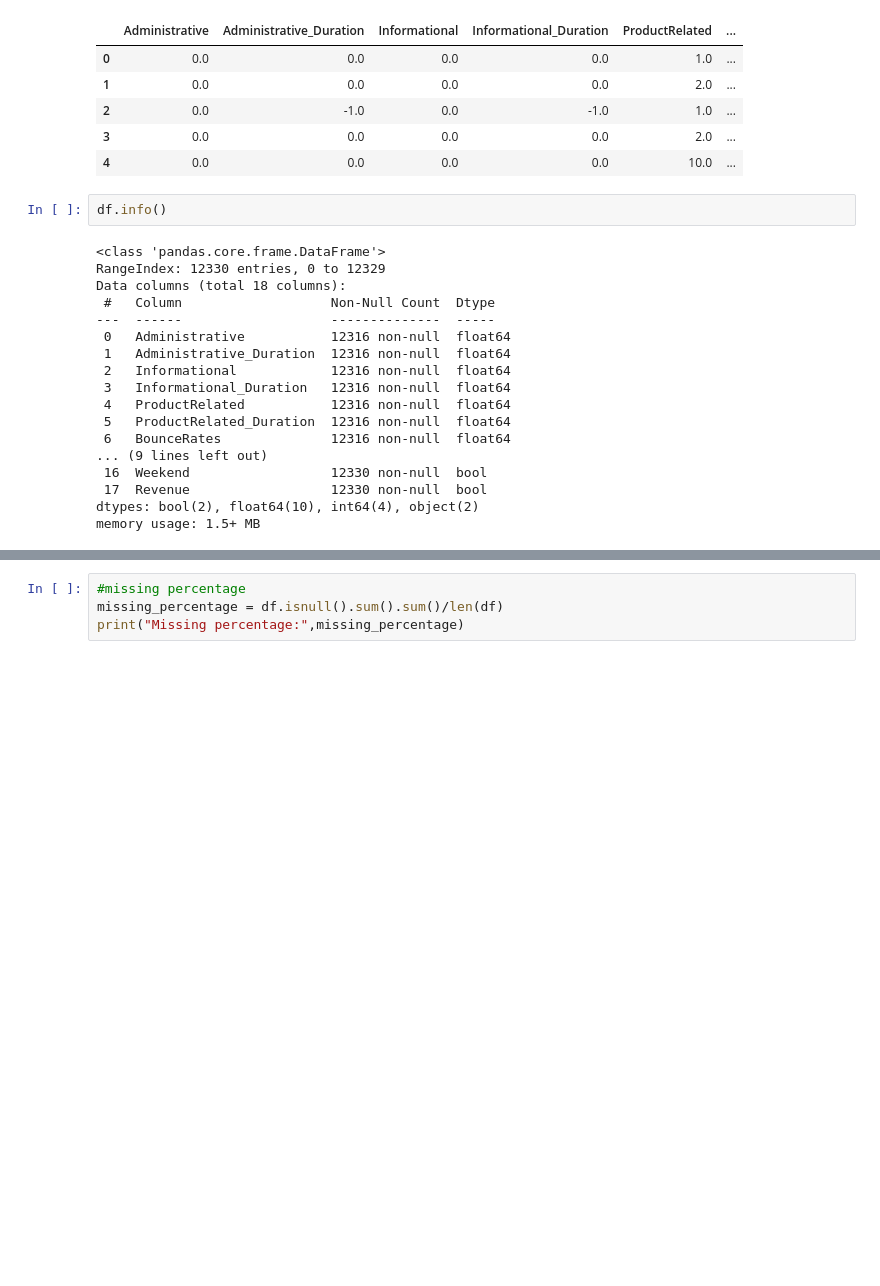
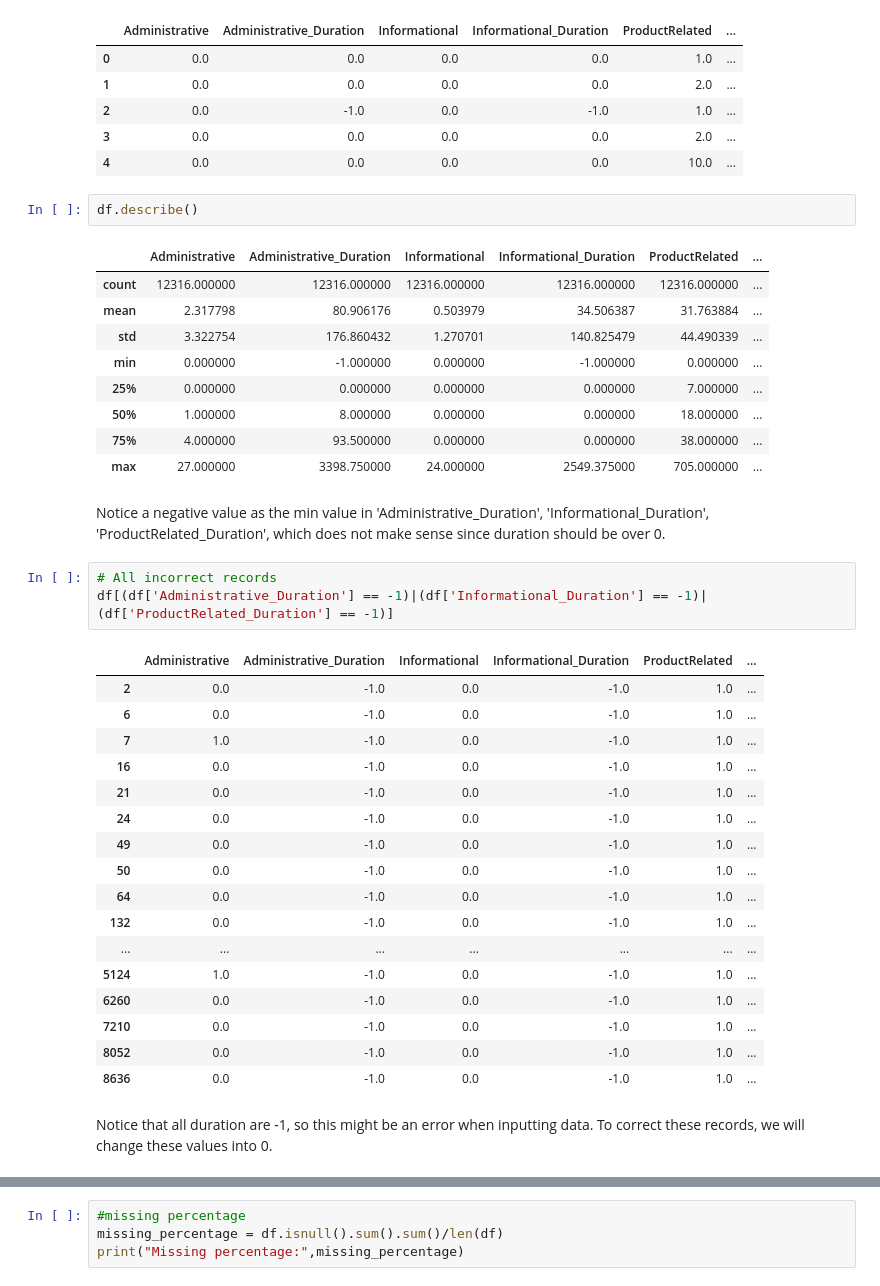
Before and after one commit to HaniNguyen1803/Online-Shoppers-Intention, a Jupyter notebook: Online Shoppers Intention.ipynb, the cells around one changed output, grey strips where cells are left out. Cells and saved outputs as stored; diff of their text form; blank space fills up the shorter version.

```diff
--- a/Online Shoppers Intention.ipynb
+++ b/Online Shoppers Intention.ipynb
@@ -48,22 +43,39 @@ df.head()
 | 3 | 0.0 | 0.0 | 0.0 | 0.0 | 2.0 | ... |
 | 4 | 0.0 | 0.0 | 0.0 | 0.0 | 10.0 | ... |
 # %%
-df.info()
+df.describe()
 # %% [output]
-<class 'pandas.core.frame.DataFrame'>
-RangeIndex: 12330 entries, 0 to 12329
-Data columns (total 18 columns):
- #   Column                   Non-Null Count  Dtype
----  ------                   --------------  -----
- 0   Administrative           12316 non-null  float64
- 1   Administrative_Duration  12316 non-null  float64
- 2   Informational            12316 non-null  float64
- 3   Informational_Duration   12316 non-null  float64
- 4   ProductRelated           12316 non-null  float64
- 5   ProductRelated_Duration  12316 non-null  float64
- 6   BounceRates              12316 non-null  float64
-... (9 lines left out)
- 16  Weekend                  12330 non-null  bool
- 17  Revenue                  12330 non-null  bool
-dtypes: bool(2), float64(10), int64(4), object(2)
-memory usage: 1.5+ MB
+|  | Administrative | Administrative_Duration | Informational | Informational_Duration | ProductRelated | ... |
+| count | 12316.000000 | 12316.000000 | 12316.000000 | 12316.000000 | 12316.000000 | ... |
+| mean | 2.317798 | 80.906176 | 0.503979 | 34.506387 | 31.763884 | ... |
+| std | 3.322754 | 176.860432 | 1.270701 | 140.825479 | 44.490339 | ... |
+| min | 0.000000 | -1.000000 | 0.000000 | -1.000000 | 0.000000 | ... |
+| 25% | 0.000000 | 0.000000 | 0.000000 | 0.000000 | 7.000000 | ... |
+| 50% | 1.000000 | 8.000000 | 0.000000 | 0.000000 | 18.000000 | ... |
+| 75% | 4.000000 | 93.500000 | 0.000000 | 0.000000 | 38.000000 | ... |
+| max | 27.000000 | 3398.750000 | 24.000000 | 2549.375000 | 705.000000 | ... |
+# %% [markdown]
+Notice a negative value as the min value in 'Administrative_Duration', 'Informational_Duration', 'ProductRelated_Duration', which does not make sense since duration should be over 0.
+# %%
+# All incorrect records
+df[(df['Administrative_Duration'] == -1)|(df['Informational_Duration'] == -1)|(df['ProductRelated_Duration'] == -1)]
+# %% [output]
+|  | Administrative | Administrative_Duration | Informational | Informational_Duration | ProductRelated | ... |
+| 2 | 0.0 | -1.0 | 0.0 | -1.0 | 1.0 | ... |
+| 6 | 0.0 | -1.0 | 0.0 | -1.0 | 1.0 | ... |
+| 7 | 1.0 | -1.0 | 0.0 | -1.0 | 1.0 | ... |
+| 16 | 0.0 | -1.0 | 0.0 | -1.0 | 1.0 | ... |
+| 21 | 0.0 | -1.0 | 0.0 | -1.0 | 1.0 | ... |
+| 24 | 0.0 | -1.0 | 0.0 | -1.0 | 1.0 | ... |
+| 49 | 0.0 | -1.0 | 0.0 | -1.0 | 1.0 | ... |
+| 50 | 0.0 | -1.0 | 0.0 | -1.0 | 1.0 | ... |
+| 64 | 0.0 | -1.0 | 0.0 | -1.0 | 1.0 | ... |
+| 132 | 0.0 | -1.0 | 0.0 | -1.0 | 1.0 | ... |
+| ... | ... | ... | ... | ... | ... | ... |
+| 5124 | 1.0 | -1.0 | 0.0 | -1.0 | 1.0 | ... |
+| 6260 | 0.0 | -1.0 | 0.0 | -1.0 | 1.0 | ... |
+| 7210 | 0.0 | -1.0 | 0.0 | -1.0 | 1.0 | ... |
+| 8052 | 0.0 | -1.0 | 0.0 | -1.0 | 1.0 | ... |
+| 8636 | 0.0 | -1.0 | 0.0 | -1.0 | 1.0 | ... |
+# %% [markdown]
+Notice that all duration are -1, so this might be an error when inputting data. To correct these records, we will change these values into 0.
```
Also changed, not shown: parts of 27 cells of this notebook.
